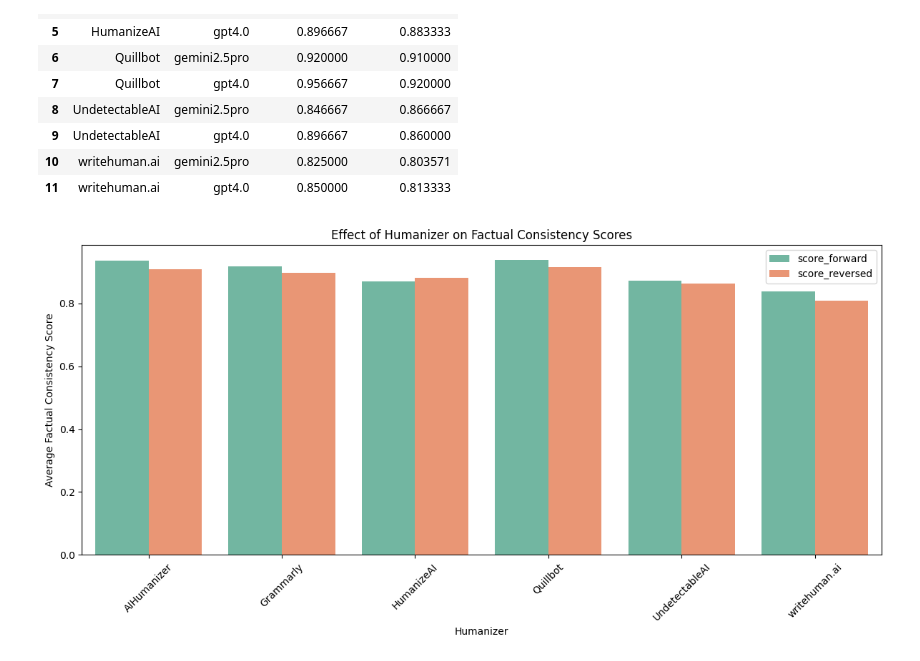
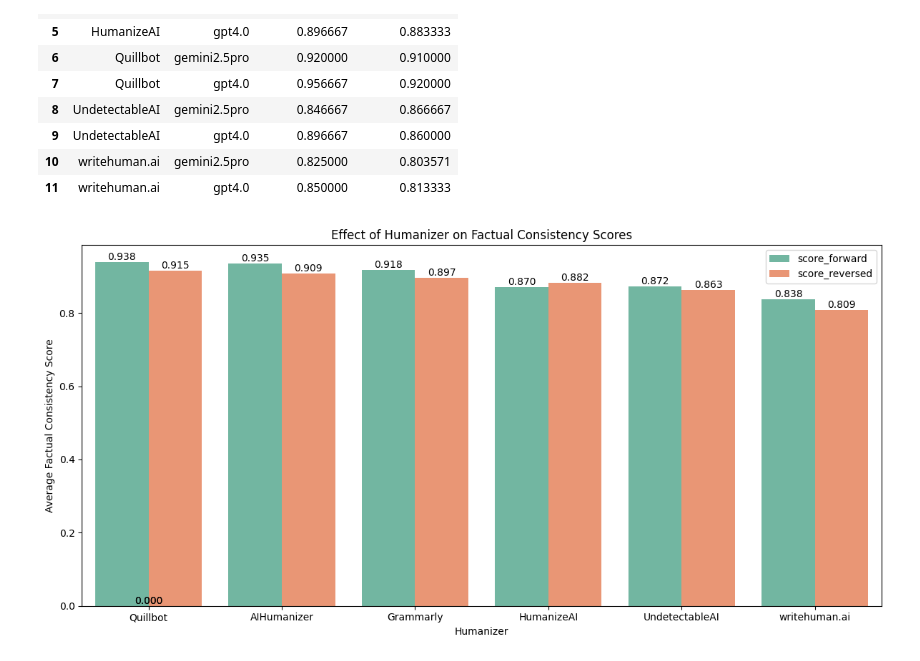
Before and after one commit to warit-tee/FYP, a Jupyter notebook: factual/fact.ipynb, the cells around one changed output. Cells and saved outputs as stored; diff of their text form; code cells hidden in the pictures.

```diff
--- a/factual/fact.ipynb
+++ b/factual/fact.ipynb
@@ -669,3 +671,7 @@ df_humanizer
 | 3 | Quillbot | 0.938333 | 0.915000 |
 | 4 | UndetectableAI | 0.871667 | 0.863333 |
 | 5 | writehuman.ai | 0.837931 | 0.808621 |
+# %%
+df_humanizer['total_score'] = (df_humanizer['score_forward'] + df_humanizer['score_reversed'])/2
+df_humanizer.sort_values('total_score', ascending=False, inplace=True)
+df_humanizer
@@ -709,20 +723,25 @@ df_humanizer_ai
 | 9 | UndetectableAI | gpt4.0 | 0.896667 | 0.860000 |
 | 10 | writehuman.ai | gemini2.5pro | 0.825000 | 0.803571 |
 | 11 | writehuman.ai | gpt4.0 | 0.850000 | 0.813333 |
+# %%
+sns.set_palette('Set2')
 # %%
 import matplotlib.pyplot as plt
 import seaborn as sns
 
 df_plot = df_humanizer.melt(id_vars='humanizer', value_vars=['score_forward', 'score_reversed'], var_name='version', value_name='score')
 
 plt.figure(figsize=(12, 6))
 ax = sns.barplot(x='humanizer', y='score', hue='version', data=df_plot, palette='Set2')
 plt.title('Effect of Humanizer on Factual Consistency Scores')
 plt.ylabel('Average Factual Consistency Score')
 plt.xlabel('Humanizer')
+# show three decimal places for scores on top of chart bars
+for p in plt.gca().patches:
+    height = p.get_height()
+    plt.gca().annotate(f'{height:.3f}', (p.get_x() + p.get_width() / 2., height), ha='center', va='bottom')
 plt.legend()
-plt.xticks(rotation=45)
 plt.tight_layout()
 plt.show()
 # %% [output]
-[figure, old version]
+[figure, new version]
```
Also changed, not shown: parts of 7 cells of this notebook, 5 other files.
